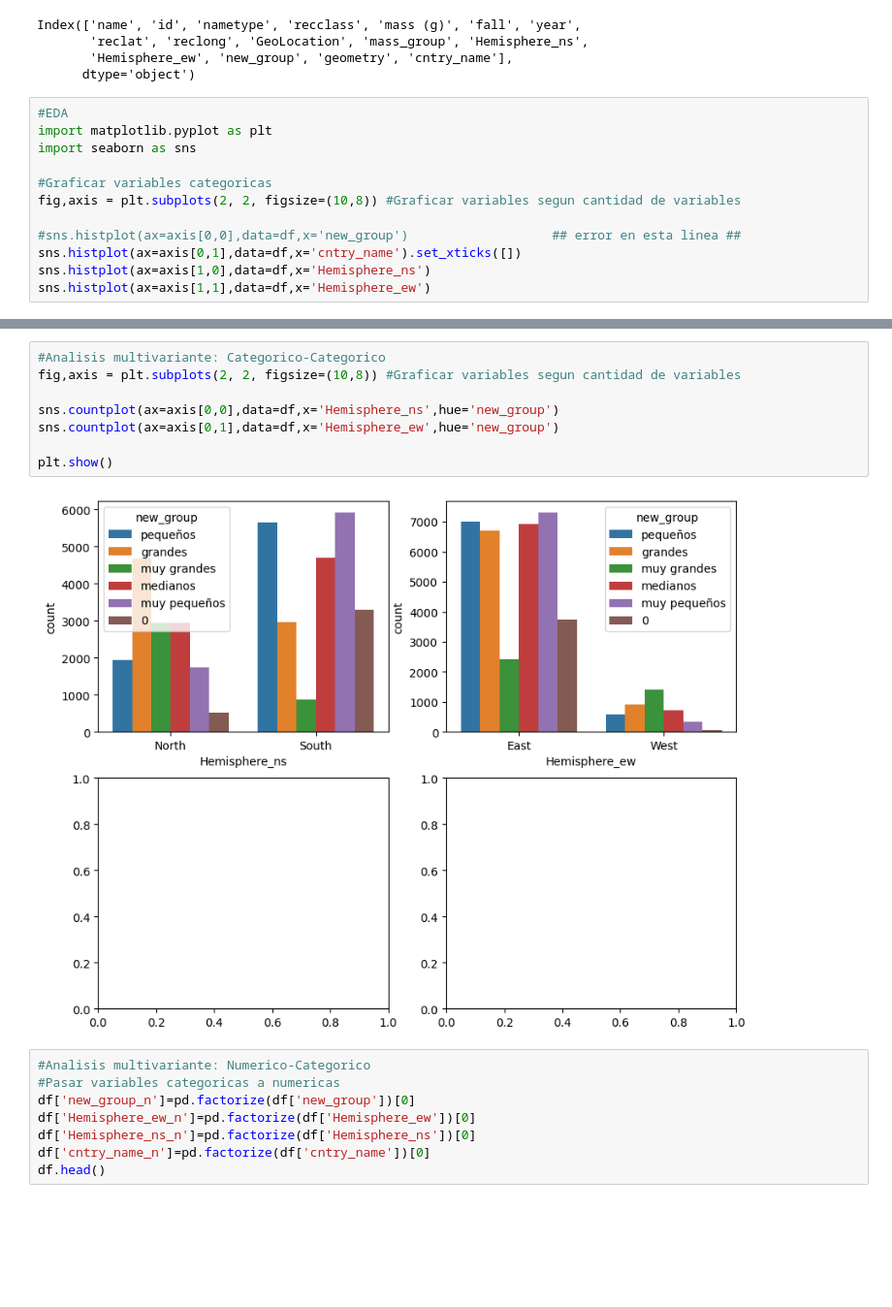
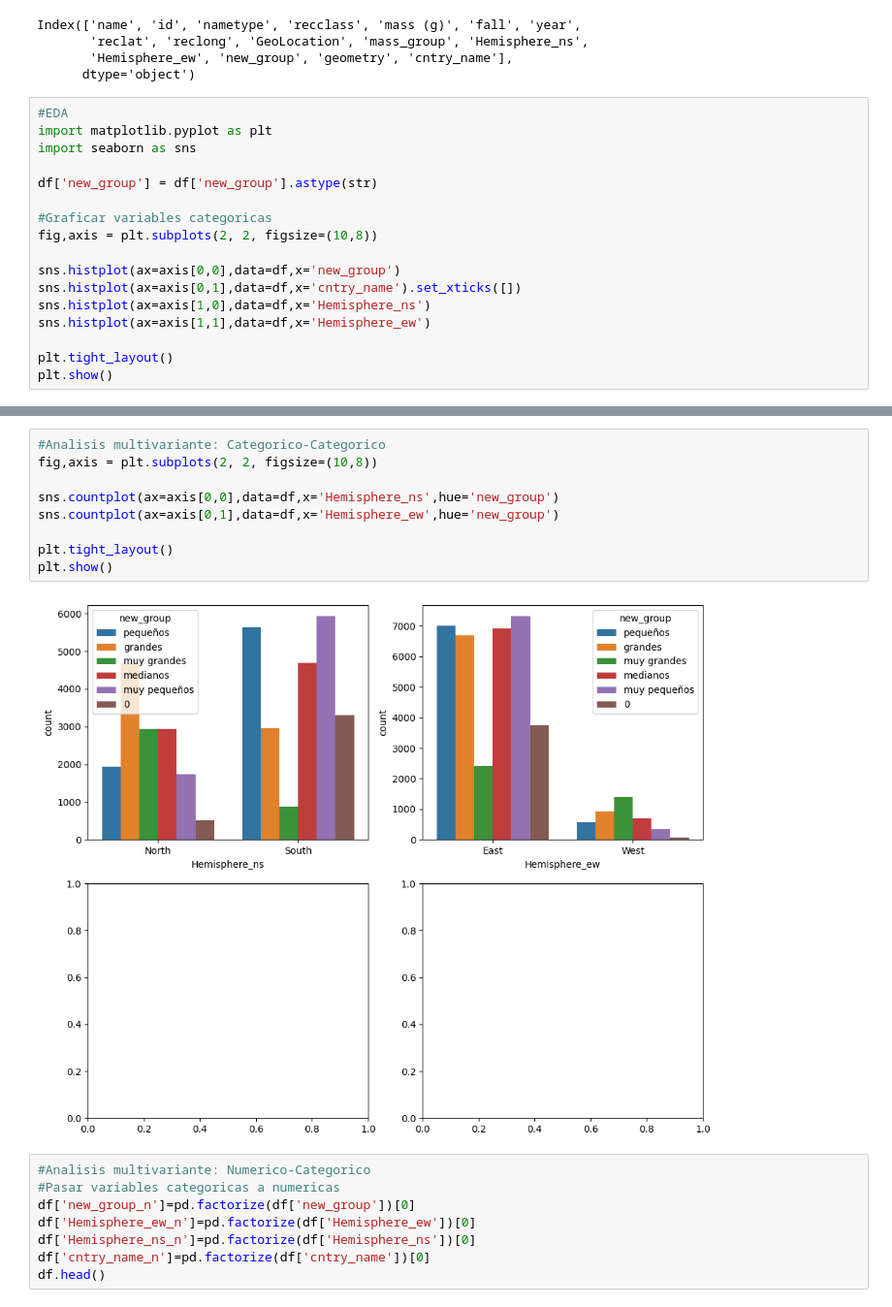
Before and after one commit to PabloRoblesA/Prologo_Proyecto, a Jupyter notebook: src/EDA.ipynb, the cells around one changed output, grey strips where cells are left out. Shown at 97% size. Saved outputs shown, nothing was run; the diff lists cells and outputs as text; blank space fills up the shorter version.

```diff
--- a/src/EDA.ipynb
+++ b/src/EDA.ipynb
@@ -195,11 +195,16 @@ Index(['name', 'id', 'nametype', 'recclass', 'mass (g)', 'fall', 'year',
 import matplotlib.pyplot as plt
 import seaborn as sns
 
+df['new_group'] = df['new_group'].astype(str)
+
 #Graficar variables categoricas
-fig,axis = plt.subplots(2, 2, figsize=(10,8)) #Graficar variables segun cantidad de variables
+fig,axis = plt.subplots(2, 2, figsize=(10,8))
 
-#sns.histplot(ax=axis[0,0],data=df,x='new_group')                   ## error en esta linea ##
+sns.histplot(ax=axis[0,0],data=df,x='new_group')
 sns.histplot(ax=axis[0,1],data=df,x='cntry_name').set_xticks([])
 sns.histplot(ax=axis[1,0],data=df,x='Hemisphere_ns')
 sns.histplot(ax=axis[1,1],data=df,x='Hemisphere_ew')
+
+plt.tight_layout()
+plt.show()
 # %% [output]
@@ -208,13 +212,14 @@ sns.histplot(ax=axis[1,1],data=df,x='Hemisphere_ew')
 # %%
 #Analisis multivariante: Categorico-Categorico
-fig,axis = plt.subplots(2, 2, figsize=(10,8)) #Graficar variables segun cantidad de variables
+fig,axis = plt.subplots(2, 2, figsize=(10,8))
 
 sns.countplot(ax=axis[0,0],data=df,x='Hemisphere_ns',hue='new_group')
 sns.countplot(ax=axis[0,1],data=df,x='Hemisphere_ew',hue='new_group')
 
+plt.tight_layout()
 plt.show()
 # %% [output]
-[figure, old version]
+[figure, new version]
 # %%
 #Analisis multivariante: Numerico-Categorico
 #Pasar variables categoricas a numericas
```
Also changed, not shown: parts of 4 cells of this notebook, 1 other file.
